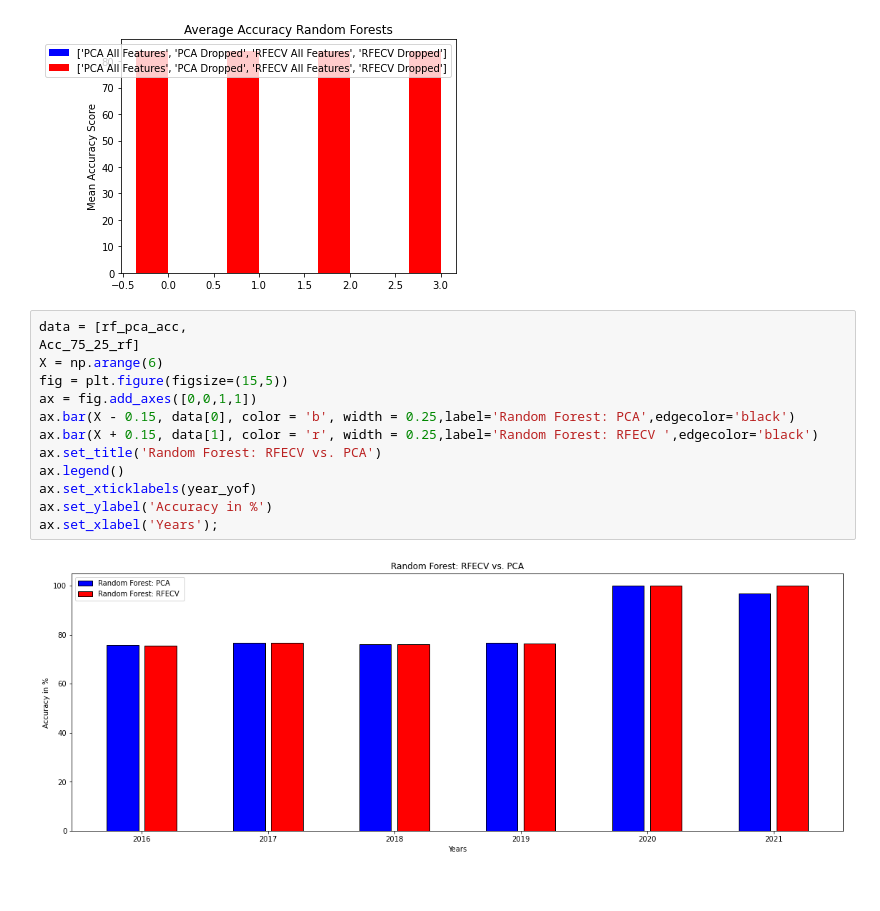
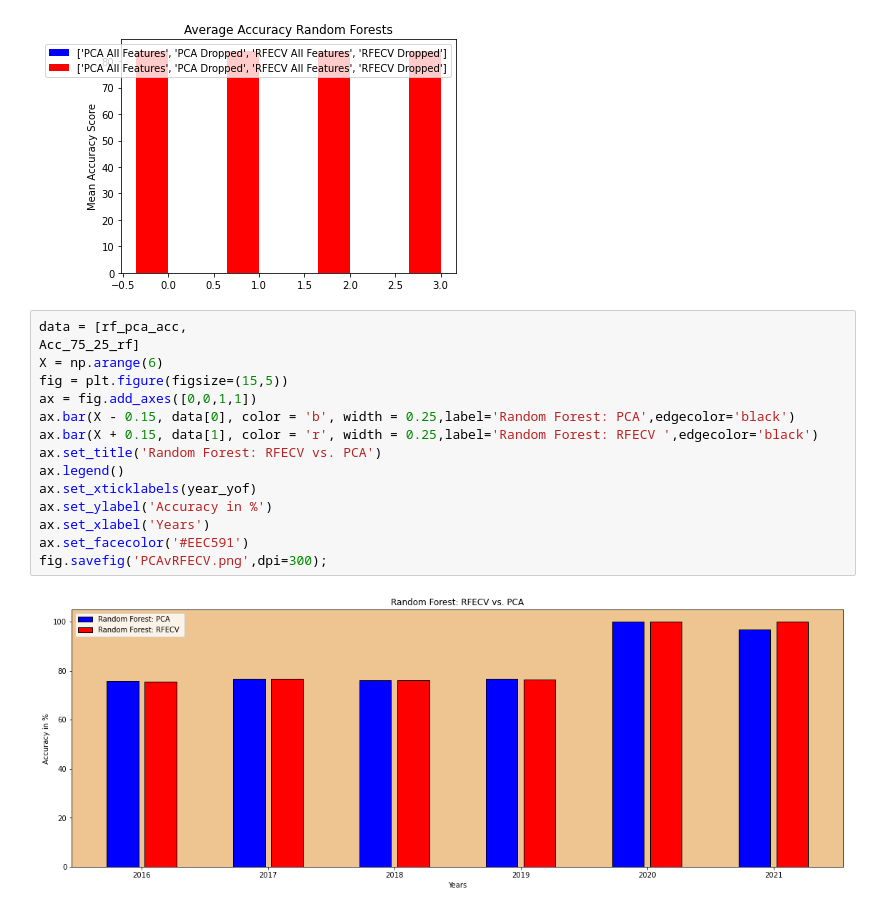
Before and after one commit to MatthewR1021/MLB_Classification, a Jupyter notebook: Modeling/Visualization_builder.ipynb, the cells around one changed output. Saved outputs shown, nothing was run; the diff lists cells and outputs as text.

```diff
--- a/Modeling/Visualization_builder.ipynb
+++ b/Modeling/Visualization_builder.ipynb
@@ -263,15 +263,17 @@ plt.show()
 # %%
 data = [rf_pca_acc,
 Acc_75_25_rf]
 X = np.arange(6)
 fig = plt.figure(figsize=(15,5))
 ax = fig.add_axes([0,0,1,1])
 ax.bar(X - 0.15, data[0], color = 'b', width = 0.25,label='Random Forest: PCA',edgecolor='black')
 ax.bar(X + 0.15, data[1], color = 'r', width = 0.25,label='Random Forest: RFECV ',edgecolor='black')
 ax.set_title('Random Forest: RFECV vs. PCA')
 ax.legend()
 ax.set_xticklabels(year_yof)
 ax.set_ylabel('Accuracy in %')
-ax.set_xlabel('Years');
+ax.set_xlabel('Years')
+ax.set_facecolor('#EEC591')
+fig.savefig('PCAvRFECV.png',dpi=300);
 # %% [output]
-[figure, old version]
+[figure, new version]
```
Also changed, not shown: 16 other files.
